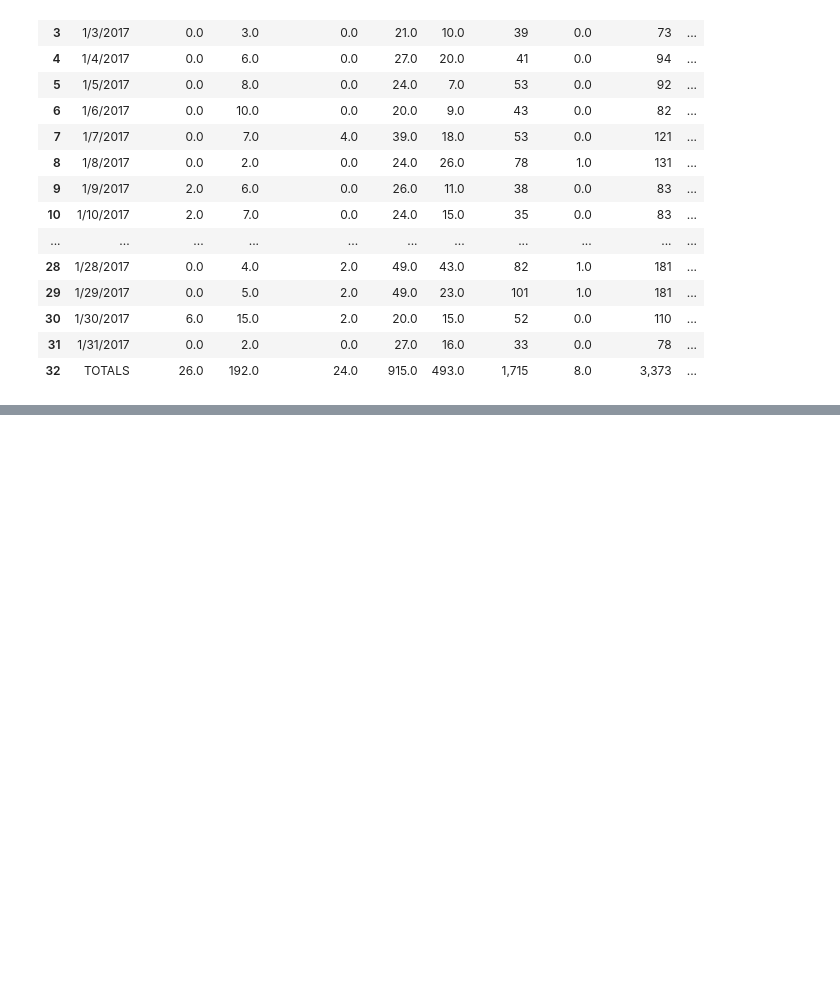
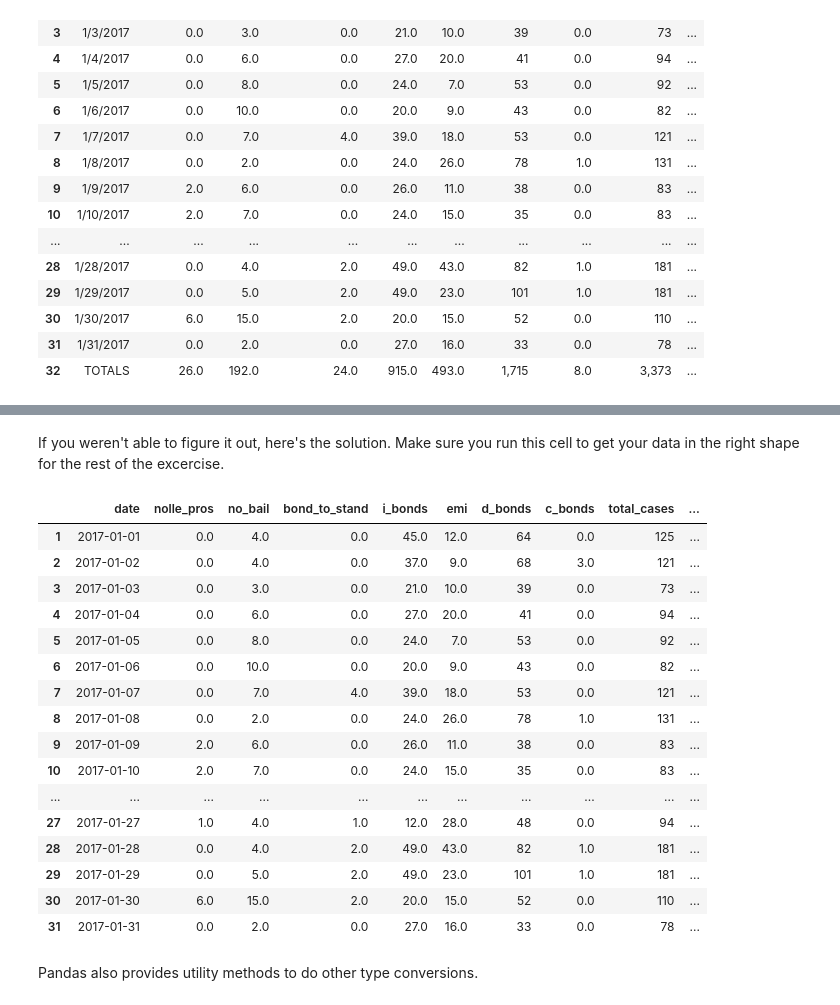
Before and after one commit to ghing/nicar2018-python-3, a Jupyter notebook: Cleaning, Reshaping and Plotting Data with Python.ipynb, the cells around one changed output, grey strips where cells are left out. Drawn from its saved outputs; the diff is of its cells as text; code cells hidden in the pictures; blank space fills up the shorter version.

Commit message:
Add annotations and excercises for type conversion

```diff
--- a/Cleaning, Reshaping and Plotting Data with Python.ipynb
+++ b/Cleaning, Reshaping and Plotting Data with Python.ipynb
@@ -474,12 +565,16 @@ display(data_january.head())
 # %%
-# Undo our previous fix
-data_january.at[1, 'date'] = '011/2017'
+def fix_bad_date(s):
+    """
+    Correct a malform date string date string
 
-def fix_bad_date(s):
+    Fix a string containing a date in the  form M/DD/YYYY where the `/` between
+    the month and day is missing.
+
+    """
     bits = s.lstrip('0').split('/')
     if len(bits) == 2:
         bits = [bits[0][0], bits[0][1:], bits[1]]
 
     return '/'.join(bits)
 
-fix_bad_date('011/2017')
+print(fix_bad_date('011/2017'))
@@ -491,13 +608,0 @@ display(data_january)
-# %%
-def fix_bad_date(s):
-    try:
-        bits = s.lstrip('0').split('/')
-        if len(bits) == 2:
-            bits = [bits[0][0], bits[0][1:], bits[1]]
-
-        return '/'.join(bits)
-
-    except AttributeError:
-        return s
-
-data_january['date'].apply(fix_bad_date)
@@ -503,0 +611,8 @@ data_january['date'].apply(fix_bad_date)
+# %%
+# Apply our transformation and assign the result back to the column
+data_january['date'] = data_january['date'].apply(fix_bad_date)
+
+# Now that we've fixed the bad value we should be able to convert our column to a date type, right?
+data_january['date'] = pd.to_datetime(data_january['date'], errors='ignore')
+
+print(data_january.dtypes)
@@ -504,6 +719,29 @@ data_january['date'].apply(fix_bad_date)
+# %% [markdown]
+If you weren't able to figure it out, here's the solution. Make sure you run this cell to get your data in the right shape for the rest of the excercise.
 # %%
-data_january['date'] = data_january['date'].apply(fix_bad_date)
-data_january['date'] = pd.to_datetime(data_january['date'], errors='coerce')
+data_january = data_january[data_january['date'] != 'TOTALS']
+data_january['date'] = pd.to_datetime(data_january['date'])
+
 display(data_january)
+# %% [output]
+|  | date | nolle_pros | no_bail | bond_to_stand | i_bonds | emi | d_bonds | c_bonds | total_cases | ... |
+| 1 | 2017-01-01 | 0.0 | 4.0 | 0.0 | 45.0 | 12.0 | 64 | 0.0 | 125 | ... |
+| 2 | 2017-01-02 | 0.0 | 4.0 | 0.0 | 37.0 | 9.0 | 68 | 3.0 | 121 | ... |
+| 3 | 2017-01-03 | 0.0 | 3.0 | 0.0 | 21.0 | 10.0 | 39 | 0.0 | 73 | ... |
+| 4 | 2017-01-04 | 0.0 | 6.0 | 0.0 | 27.0 | 20.0 | 41 | 0.0 | 94 | ... |
+| 5 | 2017-01-05 | 0.0 | 8.0 | 0.0 | 24.0 | 7.0 | 53 | 0.0 | 92 | ... |
+| 6 | 2017-01-06 | 0.0 | 10.0 | 0.0 | 20.0 | 9.0 | 43 | 0.0 | 82 | ... |
+| 7 | 2017-01-07 | 0.0 | 7.0 | 4.0 | 39.0 | 18.0 | 53 | 0.0 | 121 | ... |
+| 8 | 2017-01-08 | 0.0 | 2.0 | 0.0 | 24.0 | 26.0 | 78 | 1.0 | 131 | ... |
+| 9 | 2017-01-09 | 2.0 | 6.0 | 0.0 | 26.0 | 11.0 | 38 | 0.0 | 83 | ... |
+| 10 | 2017-01-10 | 2.0 | 7.0 | 0.0 | 24.0 | 15.0 | 35 | 0.0 | 83 | ... |
+| ... | ... | ... | ... | ... | ... | ... | ... | ... | ... | ... |
+| 27 | 2017-01-27 | 1.0 | 4.0 | 1.0 | 12.0 | 28.0 | 48 | 0.0 | 94 | ... |
+| 28 | 2017-01-28 | 0.0 | 4.0 | 2.0 | 49.0 | 43.0 | 82 | 1.0 | 181 | ... |
+| 29 | 2017-01-29 | 0.0 | 5.0 | 2.0 | 49.0 | 23.0 | 101 | 1.0 | 181 | ... |
+| 30 | 2017-01-30 | 6.0 | 15.0 | 2.0 | 20.0 | 15.0 | 52 | 0.0 | 110 | ... |
+| 31 | 2017-01-31 | 0.0 | 2.0 | 0.0 | 27.0 | 16.0 | 33 | 0.0 | 78 | ... |
+# %% [markdown]
+Pandas also provides utility methods to do other type conversions.
 # %%
 pd.to_numeric(data_january['nolle_pros'], downcast='integer')
```
Also changed, not shown: parts of 25 cells of this notebook.
